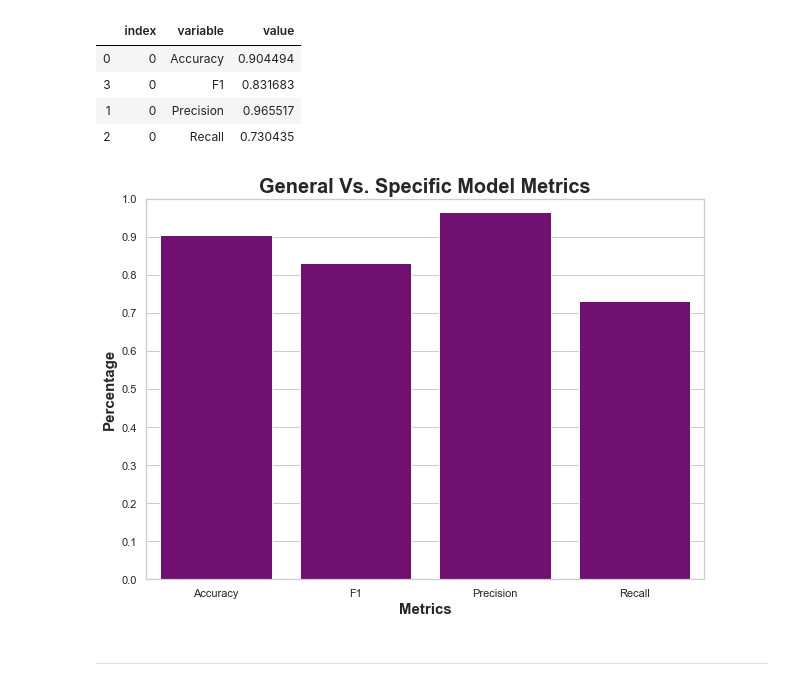
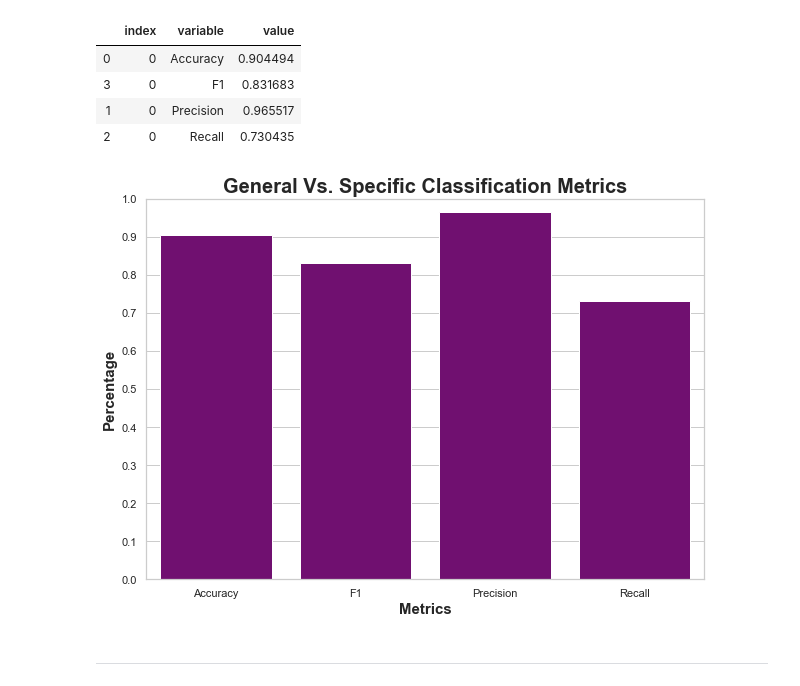
Before and after one commit to alexwcheng/crack-detection, a Jupyter notebook: Jupyter_Notebooks/9 - General Vs. Material Classification.ipynb, the cells around one changed output. Drawn from its saved outputs; the diff is of its cells as text; code cells hidden in the pictures.

```diff
--- a/Jupyter_Notebooks/9 - General Vs. Material Classification.ipynb
+++ b/Jupyter_Notebooks/9 - General Vs. Material Classification.ipynb
@@ -535,19 +535,19 @@ metrics_df_1
 # %%
 plt.figure(figsize=(10, 7))
 ax = plt.subplot()
 sns.set(style='whitegrid', font_scale=1)
 ax.xaxis.set_major_locator(ticker.MultipleLocator(1))
 ax.yaxis.set_major_locator(ticker.MultipleLocator(.1))
 sns.barplot(x='variable', y='value', data=metrics_df_1, color='purple')
 plt.xticks(rotation=0)
-plt.title('General Vs. Specific Model Metrics', size=20, weight='bold')
+plt.title('General Vs. Specific Classification Metrics', size=20, weight='bold')
 plt.xlabel('Metrics', size=15, weight='bold')
 plt.ylabel('Percentage', size=15, weight='bold')
 plt.ylim([0,1])
 plt.show()
 # plt.savefig('General_Classification_CNN_Model_Metrics.pdf', dpi=300)
 # %% [output]
-[figure, old version]
+[figure, new version]
 # %% [markdown]
 ___
 # %% [markdown]
```
Also changed, not shown: 3 other files.
